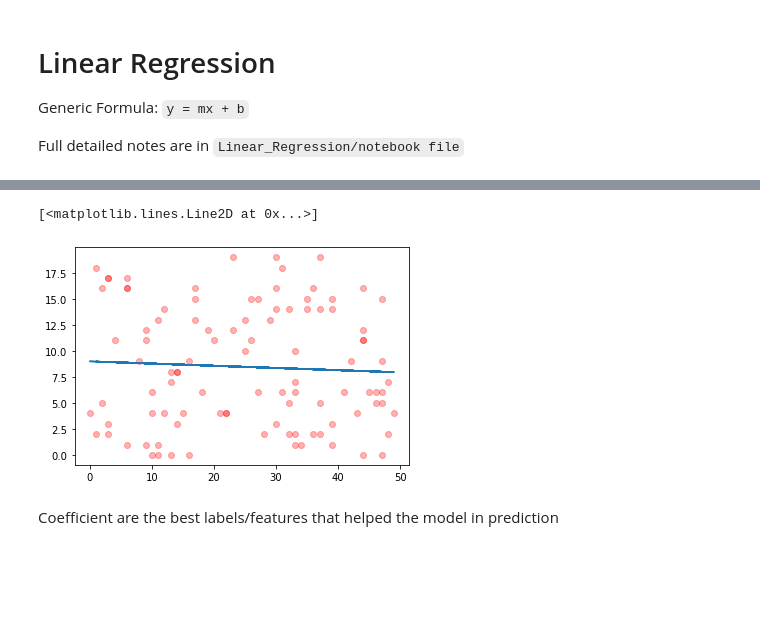
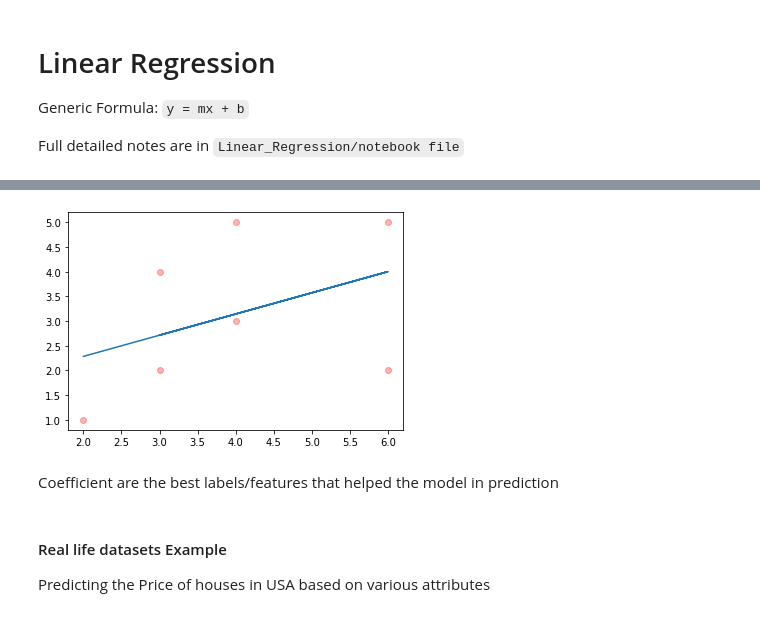
Before and after one commit to mhmzdev/AI-ML_Course_py_files, a Jupyter notebook: 9. Linear Regression Part 1 - ML Algos.ipynb, the cells around one changed output, grey strips where cells are left out. Saved outputs shown, nothing was run; the diff lists cells and outputs as text; code cells hidden in the pictures; blank space fills up the shorter version.

```diff
--- a/9. Linear Regression Part 1 - ML Algos.ipynb
+++ b/9. Linear Regression Part 1 - ML Algos.ipynb
@@ -22,19 +22,23 @@ plt.scatter(x, y, alpha=0.3, facecolor='green')
 # %%
-# x = np.array([3,4,6,3,7,4,3])
-# y = np.array([1,3,2,5,7,5,2])
+y = np.array([1,3,2,4,5,5,2])
+x = np.array([2,4,6,3,6,4,3])
 
 plt.scatter(x, y, alpha=0.3, facecolor='red')
 
 
 # applying linear regression
 # we need a line that cross/intersect all the points into two equal halves
 # m = slope; b = intercept
 m, b = np.polyfit(x, y, 1)
 
 y = m * x + b
 plt.plot(x, y)
+plt.show()
 # %% [output]
-[<matplotlib.lines.Line2D at 0x...>]
-[figure, old version]
+[figure, new version]
 # %% [markdown]
 Coefficient are the best labels/features that helped the model in prediction
+# %% [markdown]
+#### Real life datasets Example
+
+Predicting the Price of houses in USA based on various attributes
```
Also changed, not shown: parts of 71 cells of this notebook, 3 other files.
